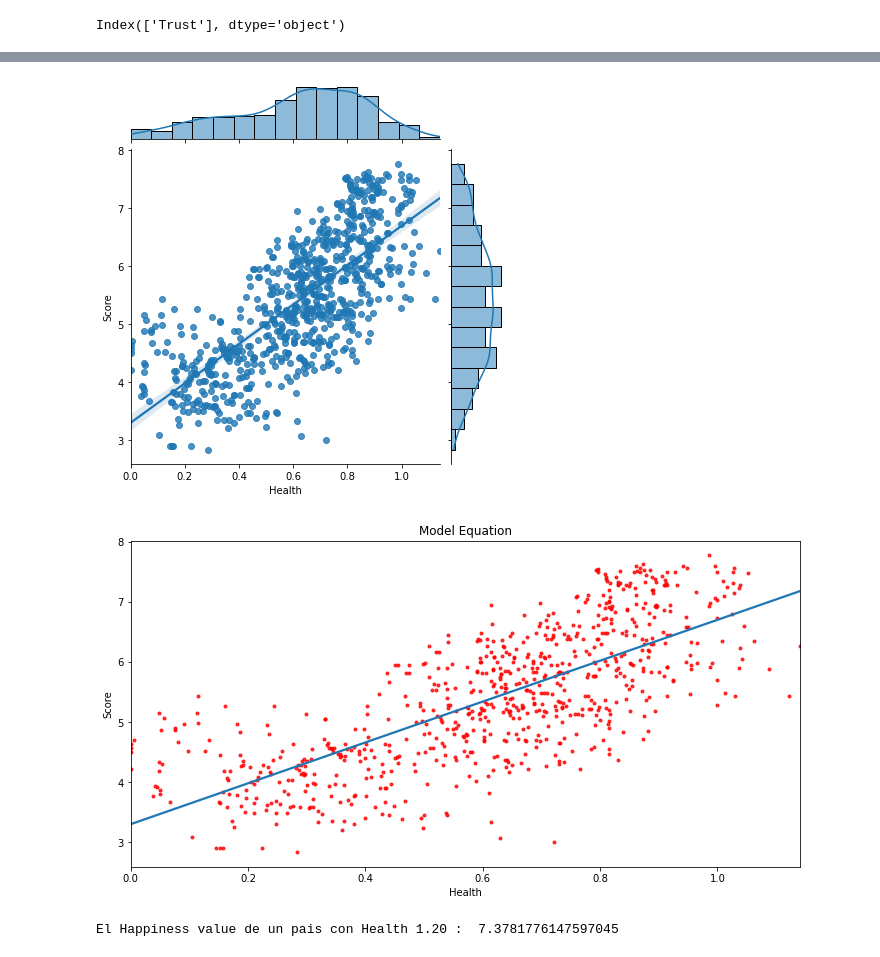
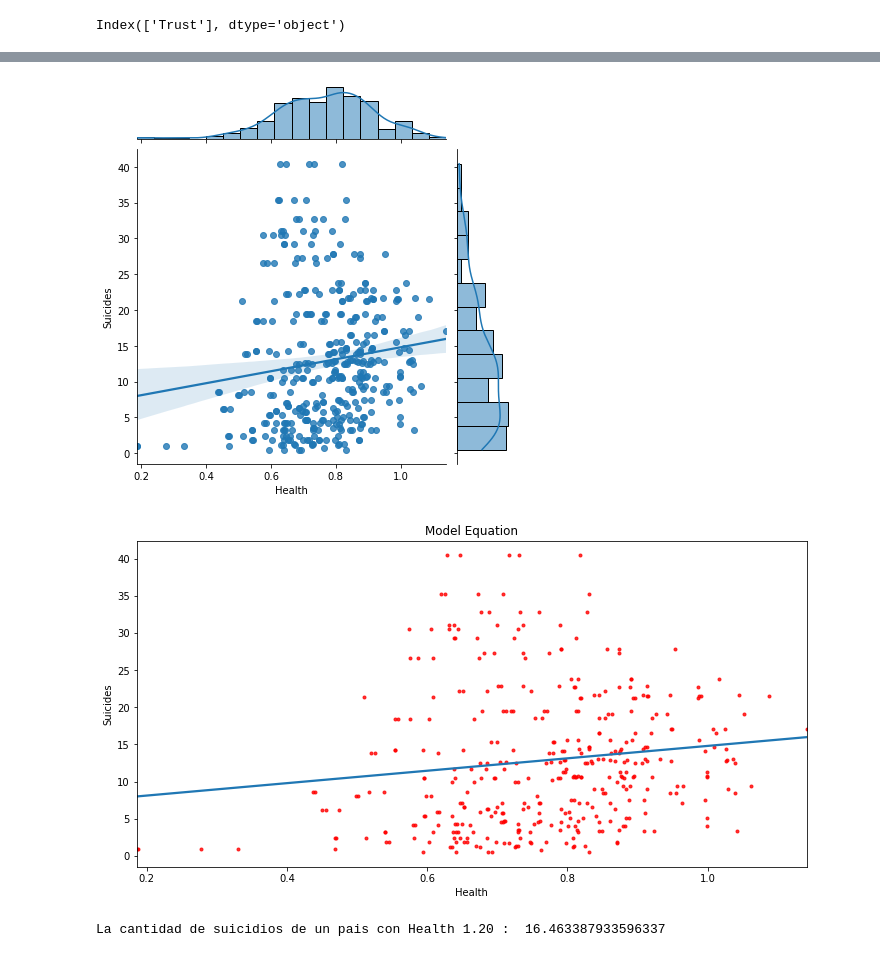
Before and after one commit to dianaxime/DM_Proyecto, a Jupyter notebook: Modelo.ipynb, the cells around one changed output, grey strips where cells are left out. Cells and saved outputs as stored; diff of their text form; code cells hidden in the pictures.

```diff
--- a/Modelo.ipynb
+++ b/Modelo.ipynb
@@ -248,3 +237,3 @@ Name: Trust, Length: 70, dtype: float64
 # %%
-df_happiness = df_table
+df_final = df_table
 # %%
@@ -255,6 +244,6 @@ plt.show()
 # %%
-X = df_happiness[["Economy"]]
-y = df_happiness[["Score"]]
+X = df_final[["Economy"]]
+y = df_final[["Suicides"]]
 # %%
 reg = LinearRegression()
 model = reg.fit(X,y)
@@ -268,8 +257,8 @@ Rscore:  0.6195104598446823
 # %%
 plt.figure(figsize=(12, 6))
-g = sns.regplot(x=df_happiness["Economy"], y=df_happiness["Score"], ci=None, scatter_kws = {'color':'r','s':9})
+g = sns.regplot(x=df_final["Economy"], y=df_final["Suicides"], ci=None, scatter_kws = {'color':'r','s':9})
 g.set_title("Model Equation")
-g.set_ylabel("Score")
+g.set_ylabel("Suicides")
 g.set_xlabel("Economy")
 plt.show()
 # %% [output]
@@ -289,19 +278,19 @@ El Happiness value de un pais con Economy GDP  1.5 :  6.664121703845177
 # %%
 def linear_reg(col, text, prdctn):
 
-    sns.jointplot(x=col,y="Score", data=df_table, kind="reg")
+    sns.jointplot(x=col,y="Suicides", data=df_final, kind="reg")
     plt.show()
 
-    X = df_happiness[[col]]
-    y = df_happiness[["Score"]]
+    X = df_final[[col]]
+    y = df_final[["Suicides"]]
     reg = LinearRegression()
     model = reg.fit(X, y)
 
     # prediction
     plt.figure(figsize=(12, 6))
-    g = sns.regplot(x=df_happiness[col], y=df_happiness["Score"], ci=None, scatter_kws = {'color':'r','s':9})
+    g = sns.regplot(x=df_final[col], y=df_final["Suicides"], ci=None, scatter_kws = {'color':'r','s':9})
     g.set_title("Model Equation")
-    g.set_ylabel("Score")
+    g.set_ylabel("Suicides")
     g.set_xlabel(col)
     plt.show()
 
@@ -315,7 +304,7 @@ El Happiness value de un pais con Family 2 :  7.432999051970317
 # %%
-linear_reg("Health","El Happiness value de un pais con Health 1.20", 1.20)
+linear_reg("Health","La cantidad de suicidios de un pais con Health 1.20", 1.20)
 # %% [output]
-[figure, old version]
+[figure, new version]
-[figure, old version]
+[figure, new version]
-El Happiness value de un pais con Health 1.20 :  7.3781776147597045
+La cantidad de suicidios de un pais con Health 1.20 :  16.463387933596337
 # %%
```
Also changed, not shown: parts of 17 cells of this notebook.
